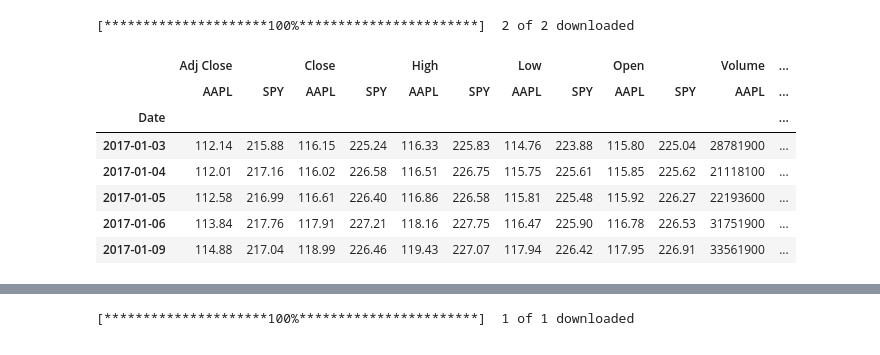
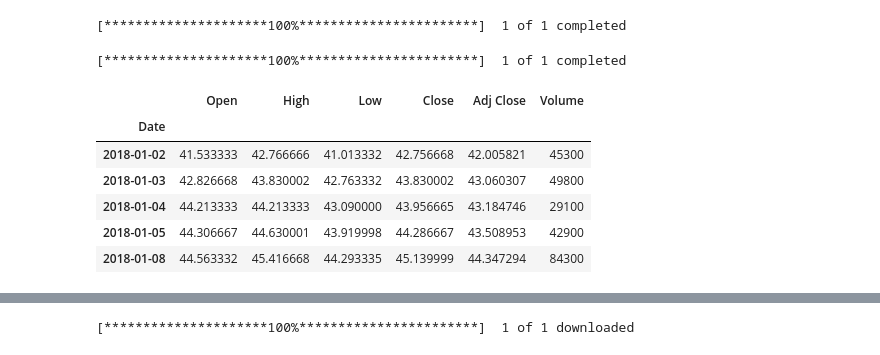
Before and after one commit to xiaomaniay/python-apps, a Jupyter notebook: yahoo_finance_test.ipynb, the cells around one changed output, grey strips where cells are left out. Saved outputs shown, nothing was run; the diff lists cells and outputs as text; code cells hidden in the pictures.

```diff
--- a/yahoo_finance_test.ipynb
+++ b/yahoo_finance_test.ipynb
@@ -28,16 +1,21 @@ msft.info
+# %%
+import yfinance as yf
+data = yf.download("MMM", start="2018-01-01", end="2019-12-31")
+data.to_csv(r'/Users/xiaomanli/Desktop/3M.csv')
+# %% [output]
+[*********************100%***********************]  1 of 1 completed
 # %%
-import fix_yahoo_finance as yf
-data = yf.download("SPY AAPL", start="2017-01-01", end="2017-04-30")
+import yfinance as yf
+msft = yf.download("MSFT", start="2018-01-01", end="2019-12-31")
 # %% [output]
-[*********************100%***********************]  2 of 2 downloaded
+[*********************100%***********************]  1 of 1 completed
 # %%
-data.head(5)
+data.head()
 # %% [output]
-|  | Adj Close |  | Close |  | High |  | Low |  | Open |  | Volume | ... |
-|  | AAPL | SPY | AAPL | SPY | AAPL | SPY | AAPL | SPY | AAPL | SPY | AAPL | ... |
-| Date |  |  |  |  |  |  |  |  |  |  |  | ... |
-| 2017-01-03 | 112.14 | 215.88 | 116.15 | 225.24 | 116.33 | 225.83 | 114.76 | 223.88 | 115.80 | 225.04 | 28781900 | ... |
-| 2017-01-04 | 112.01 | 217.16 | 116.02 | 226.58 | 116.51 | 226.75 | 115.75 | 225.61 | 115.85 | 225.62 | 21118100 | ... |
-| 2017-01-05 | 112.58 | 216.99 | 116.61 | 226.40 | 116.86 | 226.58 | 115.81 | 225.48 | 115.92 | 226.27 | 22193600 | ... |
-| 2017-01-06 | 113.84 | 217.76 | 117.91 | 227.21 | 118.16 | 227.75 | 116.47 | 225.90 | 116.78 | 226.53 | 31751900 | ... |
-| 2017-01-09 | 114.88 | 217.04 | 118.99 | 226.46 | 119.43 | 227.07 | 117.94 | 226.42 | 117.95 | 226.91 | 33561900 | ... |
+|  | Open | High | Low | Close | Adj Close | Volume |
+| Date |  |  |  |  |  |  |
+| 2018-01-02 | 41.533333 | 42.766666 | 41.013332 | 42.756668 | 42.005821 | 45300 |
+| 2018-01-03 | 42.826668 | 43.830002 | 42.763332 | 43.830002 | 43.060307 | 49800 |
+| 2018-01-04 | 44.213333 | 44.213333 | 43.090000 | 43.956665 | 43.184746 | 29100 |
+| 2018-01-05 | 44.306667 | 44.630001 | 43.919998 | 44.286667 | 43.508953 | 42900 |
+| 2018-01-08 | 44.563332 | 45.416668 | 44.293335 | 45.139999 | 44.347294 | 84300 |
```
Also changed, not shown: parts of 8 cells of this notebook, 11 other files.
